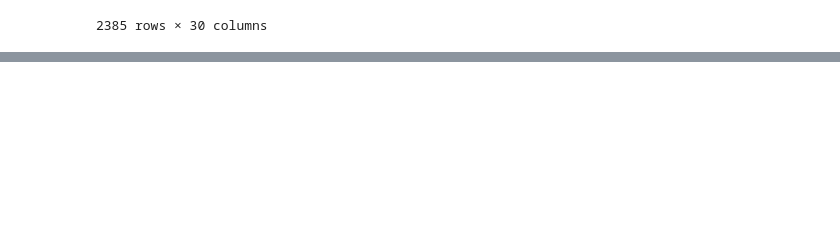
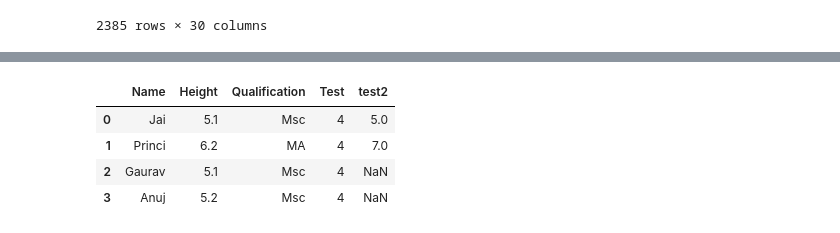
Before and after one commit to Marek-TL/BachelorThesis, a Jupyter notebook: bachelor_notebook.ipynb, the cells around one changed output, grey strips where cells are left out. Drawn from its saved outputs; the diff is of its cells as text; code cells hidden in the pictures; blank space fills up the shorter version.

```diff
--- a/bachelor_notebook.ipynb
+++ b/bachelor_notebook.ipynb
@@ -415,0 +610,9 @@ metacrit_data[filt_only]
+# %%
+df.loc[0,"test2"]=5
+df
+# %% [output]
+|  | Name | Height | Qualification | Test | test2 |
+| 0 | Jai | 5.1 | Msc | 4 | 5.0 |
+| 1 | Princi | 6.2 | MA | 4 | 7.0 |
+| 2 | Gaurav | 5.1 | Msc | 4 | NaN |
+| 3 | Anuj | 5.2 | Msc | 4 | NaN |
```
Also changed, not shown: parts of 39 cells of this notebook.
